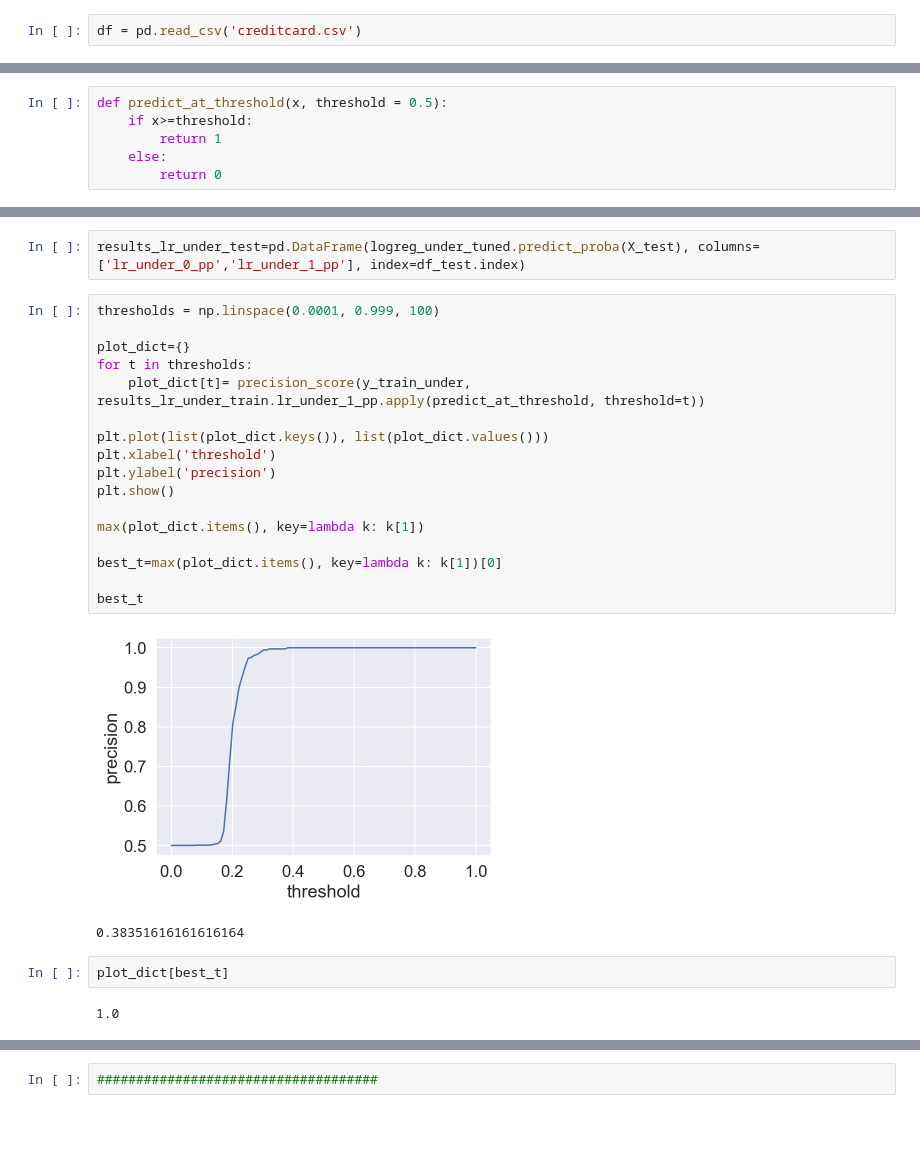
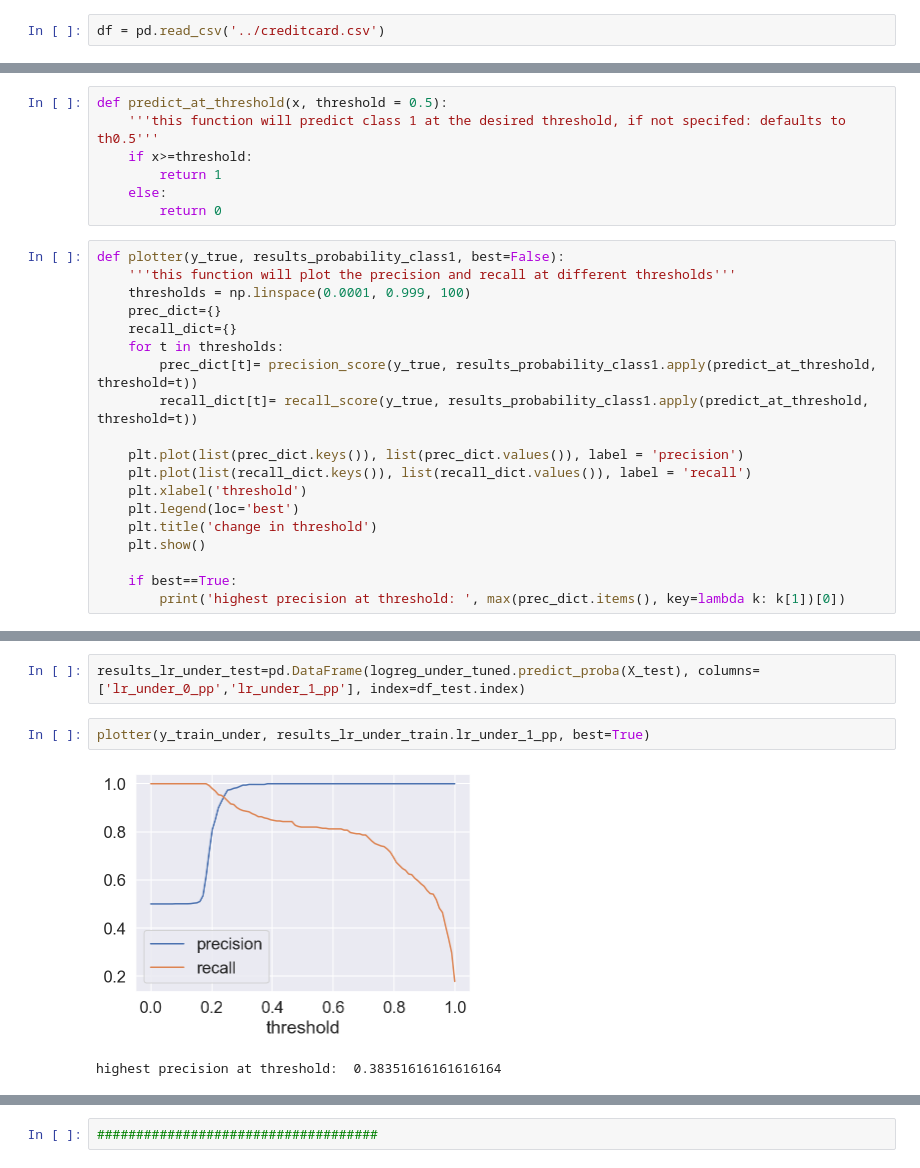
Before and after one commit to tolgyirita/cc_fraud, a Jupyter notebook: Creditcard_fraud_model_tuning.ipynb, the cells around one changed output, grey strips where cells are left out. Saved outputs shown, nothing was run; the diff lists cells and outputs as text; blank space fills up the shorter version.

Commit message:
plotter with thresholds

```diff
--- a/Creditcard_fraud_model_tuning.ipynb
+++ b/Creditcard_fraud_model_tuning.ipynb
@@ -23,7 +23,7 @@ from sklearn.ensemble import AdaBoostClassifier, GradientBoostingClassifier, Ran
 # %% [markdown]
 # Analysing the data
 # %%
-df = pd.read_csv('creditcard.csv')
+df = pd.read_csv('../creditcard.csv')
 # %%
 df.head()
 # %% [output]
@@ -266,10 +266,30 @@ def model_fitter(model, Xtrain, ytrain, Xtest, ytest, feature_importance=False):
     return model
 # %%
 def predict_at_threshold(x, threshold = 0.5):
+    '''this function will predict class 1 at the desired threshold, if not specifed: defaults to th0.5'''
     if x>=threshold:
         return 1
     else:
         return 0
+# %%
+def plotter(y_true, results_probability_class1, best=False):
+    '''this function will plot the precision and recall at different thresholds'''
+    thresholds = np.linspace(0.0001, 0.999, 100)
+    prec_dict={}
+    recall_dict={}
+    for t in thresholds:
+        prec_dict[t]= precision_score(y_true, results_probability_class1.apply(predict_at_threshold, threshold=t))
+        recall_dict[t]= recall_score(y_true, results_probability_class1.apply(predict_at_threshold, threshold=t))
+
+    plt.plot(list(prec_dict.keys()), list(prec_dict.values()), label = 'precision')
+    plt.plot(list(recall_dict.keys()), list(recall_dict.values()), label = 'recall')
+    plt.xlabel('threshold')
+    plt.legend(loc='best')
+    plt.title('change in threshold')
+    plt.show()
+
+    if best==True:
+        print('highest precision at threshold: ', max(prec_dict.items(), key=lambda k: k[1])[0])
 # %% [markdown]
 # Logistic Regression - base sample
 # %%
@@ -399,27 +419,8 @@ X_test.head()
 results_lr_under_train=pd.DataFrame(logreg_under_tuned.predict_proba(X_train_under), columns=['lr_under_0_pp','lr_under_1_pp'], index=X_train_under.index)
 # %%
 results_lr_under_test=pd.DataFrame(logreg_under_tuned.predict_proba(X_test), columns=['lr_under_0_pp','lr_under_1_pp'], index=df_test.index)
-# %%
-thresholds = np.linspace(0.0001, 0.999, 100)
-
-plot_dict={}
-for t in thresholds:
-    plot_dict[t]= precision_score(y_train_under, results_lr_under_train.lr_under_1_pp.apply(predict_at_threshold, threshold=t))
-
-plt.plot(list(plot_dict.keys()), list(plot_dict.values()))
-plt.xlabel('threshold')
-plt.ylabel('precision')
-plt.show()
-
-max(plot_dict.items(), key=lambda k: k[1])
-
-best_t=max(plot_dict.items(), key=lambda k: k[1])[0]
-
-best_t
-# %% [output]
-[figure, removed]
-0.38351616161616164
-# %%
-plot_dict[best_t]
-# %% [output]
-1.0
+# %%
+plotter(y_train_under, results_lr_under_train.lr_under_1_pp, best=True)
+# %% [output]
+[figure, added]
+highest precision at threshold:  0.38351616161616164
```
Also changed, not shown: parts of 28 cells of this notebook.
